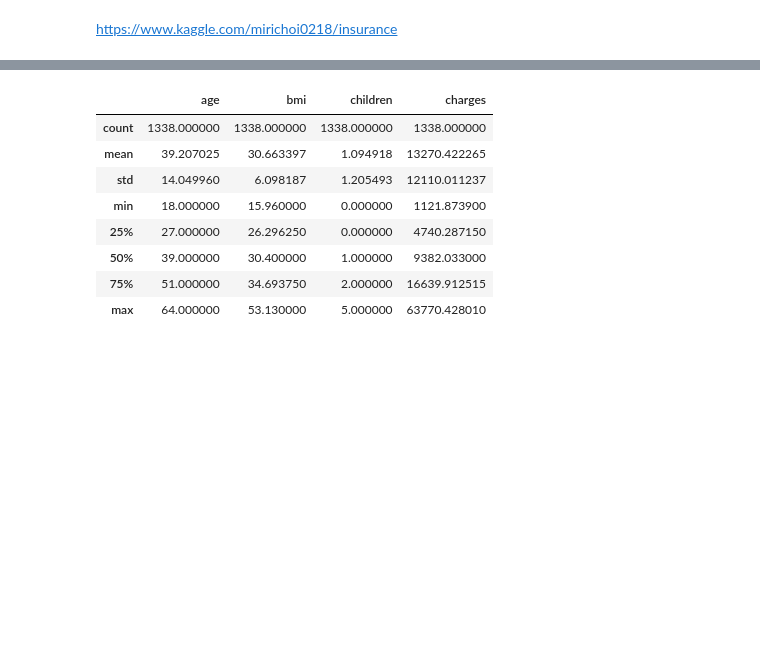
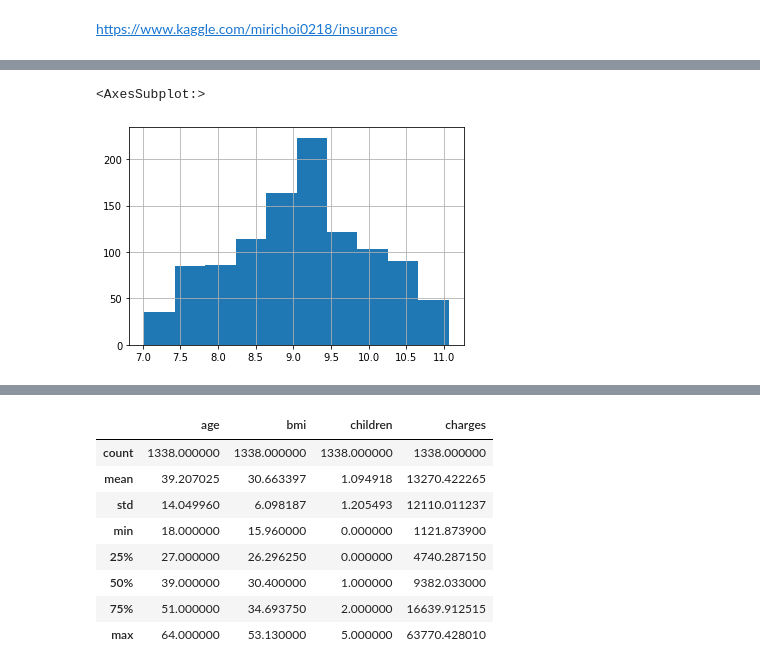
Before and after one commit to TimBeckerAachen/zoomcamp, a Jupyter notebook: midterm_project/notebook.ipynb, the cells around one changed output, grey strips where cells are left out. Drawn from its saved outputs; the diff is of its cells as text; code cells hidden in the pictures; blank space fills up the shorter version.

```diff
--- a/midterm_project/notebook.ipynb
+++ b/midterm_project/notebook.ipynb
@@ -23,0 +113,8 @@ data.head()
+# %%
+# log transform to get a better distribution of the target variable
+df_train['charges'] = np.log1p(df_train['charges'])
+df_test['charges'] = np.log1p(df_test['charges'])
+df_train['charges'].hist()
+# %% [output]
+<AxesSubplot:>
+[figure, added]
```
Also changed, not shown: parts of 71 cells of this notebook, 8 other files.
